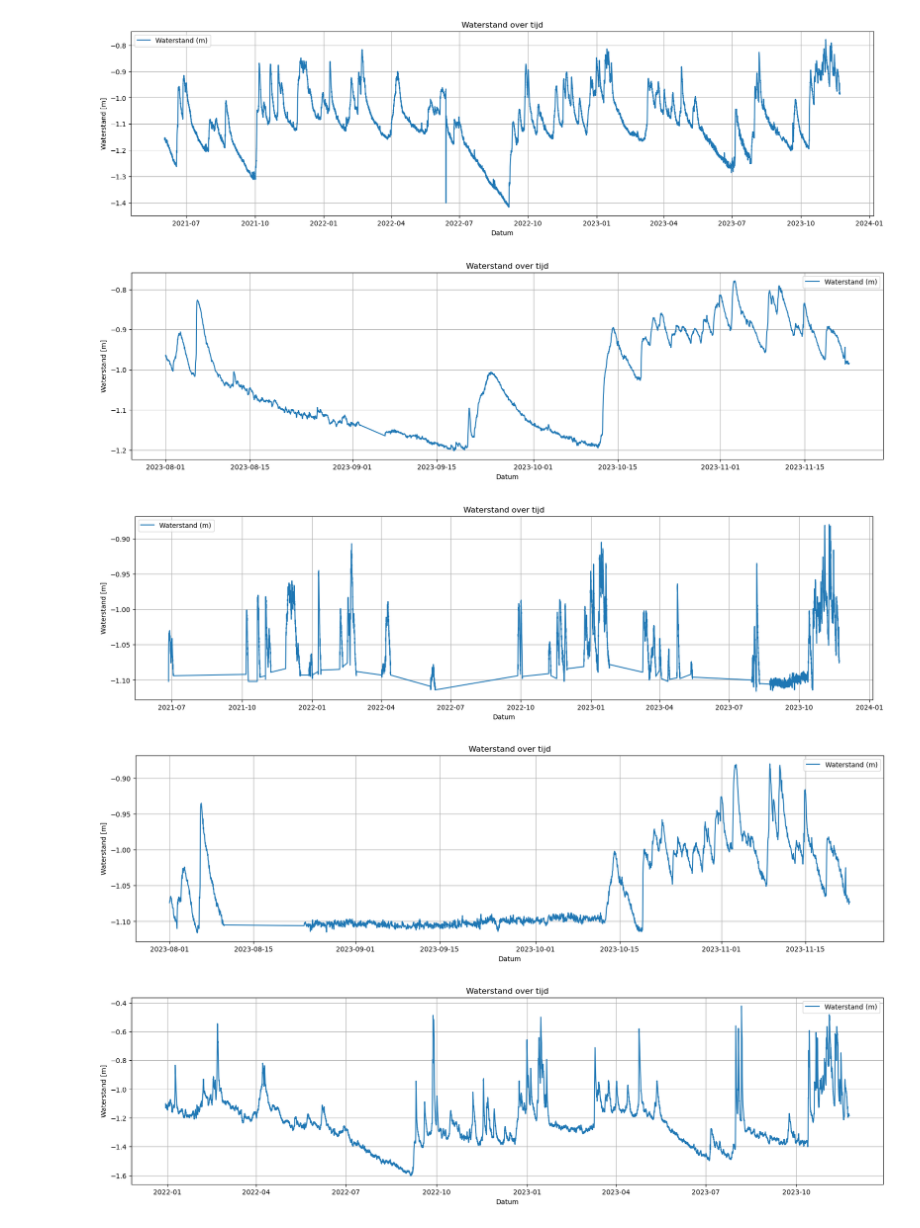
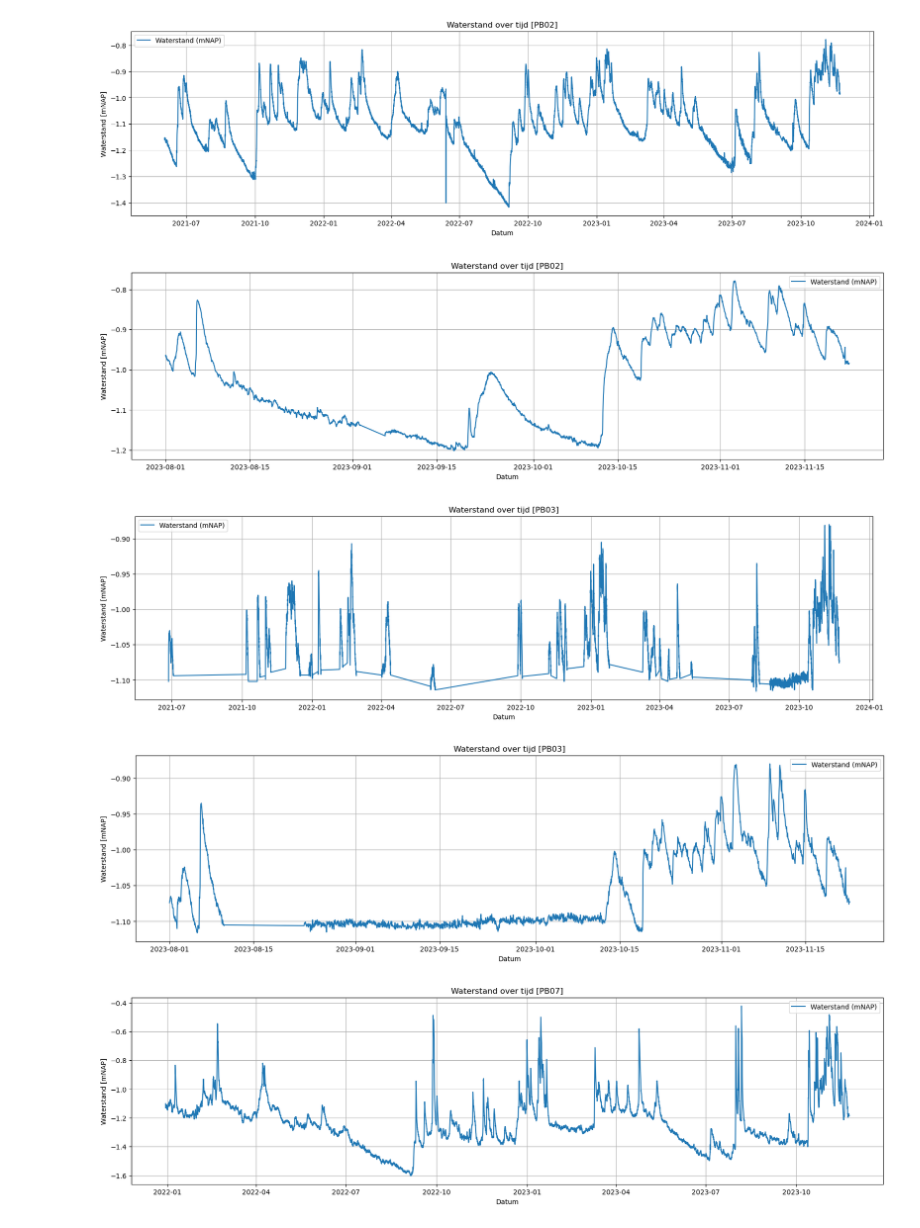
Before and after one commit to Dim277/Casus_waterbergende_weg, a Jupyter notebook: Peilbuizen_Plot.ipynb, the cells around one changed output. Drawn from its saved outputs; the diff is of its cells as text; code cells hidden in the pictures.

```diff
--- a/Peilbuizen_Plot.ipynb
+++ b/Peilbuizen_Plot.ipynb
@@ -3,29 +3,29 @@
 # %%
 import pandas as pd
 import matplotlib.pyplot as plt
 
 # Lees CSV-bestand in met puntkomma als scheidingsteken voor het tweede bestand (PB02)
 df_PB02 = pd.read_csv('PB02_01122020_01122023.csv', skipinitialspace=True, header=0, sep=';')
 
 # Maak een datum kolom voor het tweede DataFrame
 df_PB02['DateTime'] = pd.to_datetime(df_PB02['result_timestamp'], format='%d-%m-%Y %H:%M')
 
 # Toon de kolomnamen
 #print(df_PB02.columns)
 #display(df_PB02)
 #df_PB02.head(20)
 
 # Plot de DateTime tegenover het water_level
 plt.figure(figsize=(20, 5))
-plt.plot(df_PB02["DateTime"], df_PB02["water_level"], label="Waterstand (m)")
-plt.title("Waterstand over tijd")
+plt.plot(df_PB02["DateTime"], df_PB02["water_level"], label="Waterstand (mNAP)")
+plt.title("Waterstand over tijd [PB02]")
 plt.xlabel("Datum")
-plt.ylabel("Waterstand [m]")
+plt.ylabel("Waterstand [mNAP]")
 plt.grid(True)
 plt.legend()
 plt.show()
 # %% [output]
-[figure, old version]
+[figure, new version]
 # %%
 import pandas as pd
 import matplotlib.pyplot as plt
@@ -43,15 +43,15 @@ df_filtered = df_PB02[(df_PB02['DateTime'] >= start_date) & (df_PB02['DateTime']
 
 # Plot de DateTime tegenover het water_level
 plt.figure(figsize=(20, 5))
-plt.plot(df_filtered["DateTime"], df_filtered["water_level"], label="Waterstand (m)")
-plt.title("Waterstand over tijd")
+plt.plot(df_filtered["DateTime"], df_filtered["water_level"], label="Waterstand (mNAP)")
+plt.title("Waterstand over tijd [PB02]")
 plt.xlabel("Datum")
-plt.ylabel("Waterstand [m]")
+plt.ylabel("Waterstand [mNAP]")
 plt.grid(True)
 plt.legend()
 plt.show()
 # %% [output]
-[figure, old version]
+[figure, new version]
 # %%
 #PB03
 # %%
@@ -70,15 +70,15 @@ df_PB03['DateTime'] = pd.to_datetime(df_PB03['result_timestamp'], format='%d-%m-
 
 #plot de DateTime tegenover het water_level
 plt.figure(figsize=(20, 5))
-plt.plot(df_PB03["DateTime"], df_PB03["water_level"], label="Waterstand (m)")
-plt.title("Waterstand over tijd")
+plt.plot(df_PB03["DateTime"], df_PB03["water_level"], label="Waterstand (mNAP)")
+plt.title("Waterstand over tijd [PB03]")
 plt.xlabel("Datum")
-plt.ylabel("Waterstand [m]")
+plt.ylabel("Waterstand [mNAP]")
 plt.grid(True)
 plt.legend()
 plt.show()
 # %% [output]
-[figure, old version]
+[figure, new version]
 # %%
 import pandas as pd
 import matplotlib.pyplot as plt
@@ -96,15 +96,15 @@ df_filtered = df_PB03[(df_PB03['DateTime'] >= start_date) & (df_PB03['DateTime']
 
 # Plot de DateTime tegenover het water_level
 plt.figure(figsize=(20, 5))
-plt.plot(df_filtered["DateTime"], df_filtered["water_level"], label="Waterstand (m)")
-plt.title("Waterstand over tijd")
+plt.plot(df_filtered["DateTime"], df_filtered["water_level"], label="Waterstand (mNAP)")
+plt.title("Waterstand over tijd [PB03]")
 plt.xlabel("Datum")
-plt.ylabel("Waterstand [m]")
+plt.ylabel("Waterstand [mNAP]")
 plt.grid(True)
 plt.legend()
 plt.show()
 # %% [output]
-[figure, old version]
+[figure, new version]
 # %%
 #PB07
 # %%
@@ -124,15 +124,15 @@ df_PB07['DateTime'] = pd.to_datetime(df_PB07['result_timestamp'], format='%d-%m-
 
 # Plot de DateTime tegenover het water_level
 plt.figure(figsize=(20, 5))
-plt.plot(df_PB07["DateTime"], df_PB07["water_level"], label="Waterstand (m)")
-plt.title("Waterstand over tijd")
+plt.plot(df_PB07["DateTime"], df_PB07["water_level"], label="Waterstand (mNAP)")
+plt.title("Waterstand over tijd [PB07]")
 plt.xlabel("Datum")
-plt.ylabel("Waterstand [m]")
+plt.ylabel("Waterstand [mNAP]")
 plt.grid(True)
 plt.legend()
 plt.show()
 # %% [output]
-[figure, old version]
+[figure, new version]
 # %%
 import pandas as pd
 import matplotlib.pyplot as plt
```
Also changed, not shown: parts of 7 cells of this notebook.
